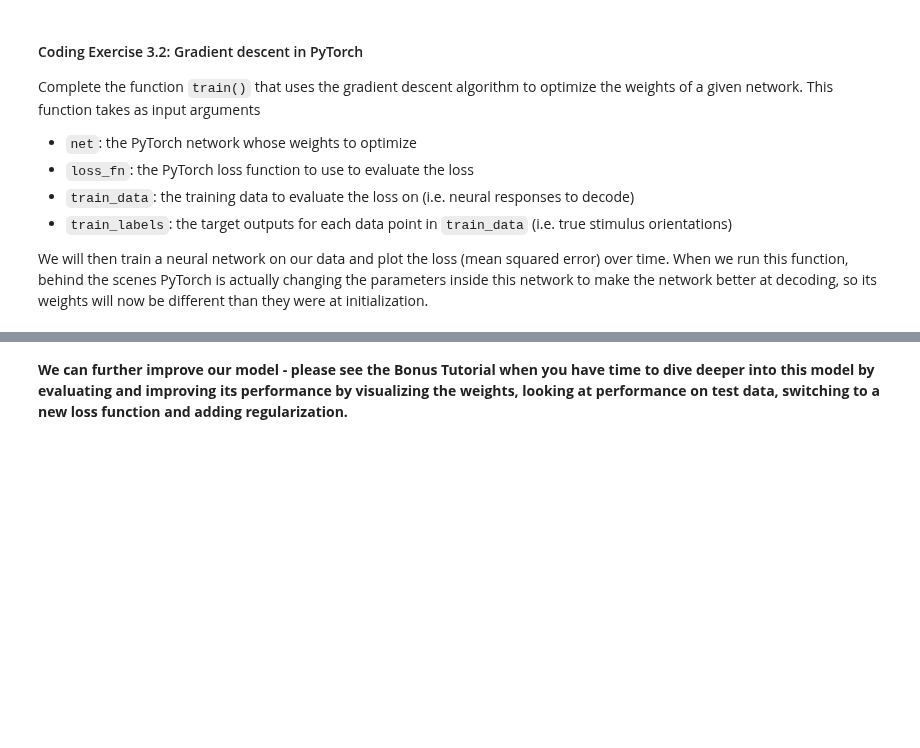
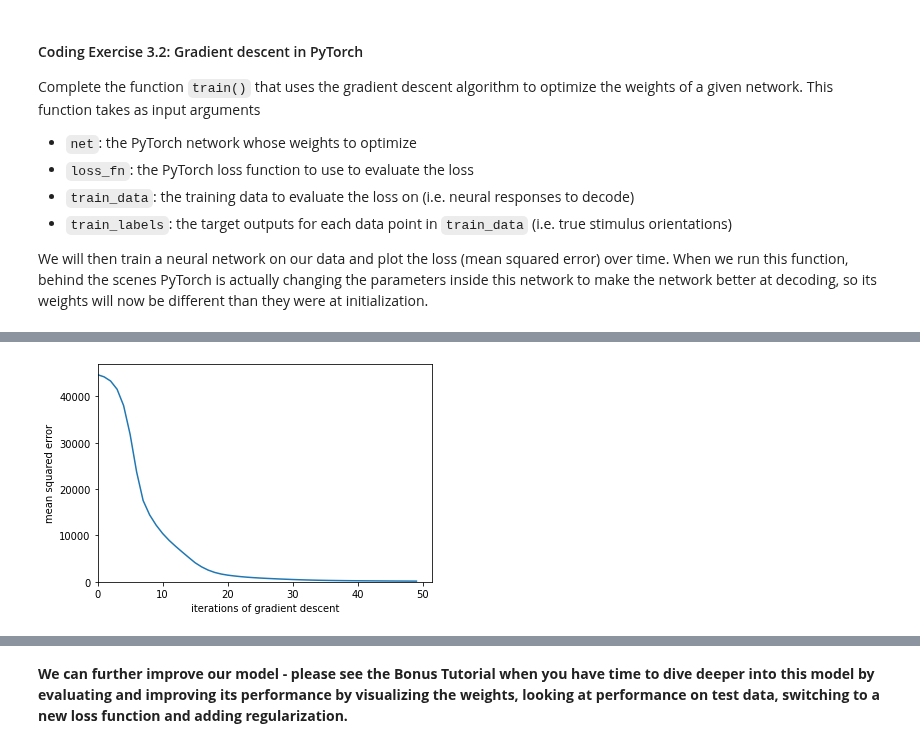
Before and after one commit to Jp-17/Coding_learning, a Jupyter notebook: NMA_CN_learning/W2D1_Tutorial1.ipynb, the cells around one changed output, grey strips where cells are left out. Cells and saved outputs as stored; diff of their text form; code cells hidden in the pictures; blank space fills up the shorter version.

```diff
--- a/NMA_CN_learning/W2D1_Tutorial1.ipynb
+++ b/NMA_CN_learning/W2D1_Tutorial1.ipynb
@@ -785,25 +789,25 @@ def train(net, loss_fn, train_data, train_labels,
   # Loop over epochs
   for i in range(n_epochs):
 
-    ######################################################################
-    ## TO DO for students: fill in missing code for GD iteration
-    raise NotImplementedError("Student exercise: write code for GD iterations")
-    ######################################################################
+    # ######################################################################
+    # ## TO DO for students: fill in missing code for GD iteration
+    # raise NotImplementedError("Student exercise: write code for GD iterations")
+    # ######################################################################
 
     # compute network output from inputs in train_data
-    out = ...  # compute network output from inputs in train_data
+    out = net(train_data)  # compute network output from inputs in train_data
 
     # evaluate loss function
     loss = loss_fn(out, train_labels)
 
     # Clear previous gradients
-    ...
+    optimizer.zero_grad()
 
     # Compute gradients
-    ...
+    loss.backward()
 
     # Update weights
-    ...
+    optimizer.step()
 
     # Store current value of loss
     train_loss.append(loss.item())  # .item() needed to transform the tensor output of loss_fn to a scalar
@@ -830,3 +834,4 @@ train_loss = train(net, loss_fn, resp_train, stimuli_train)
 
 # Plot the training loss over iterations of GD
 plot_train_loss(train_loss)
+# %% [output]
@@ -833,3 +843,4 @@ plot_train_loss(train_loss)
+[figure, added]
 # %% [markdown]
 [*Click for solution*](https://github.com/NeuromatchAcademy/course-content/tree/master//tutorials/W2D1_DeepLearning/solutions/W2D1_Tutorial1_Solution_07e026f0.py)
 
```
Also changed, not shown: parts of 3 cells of this notebook.
